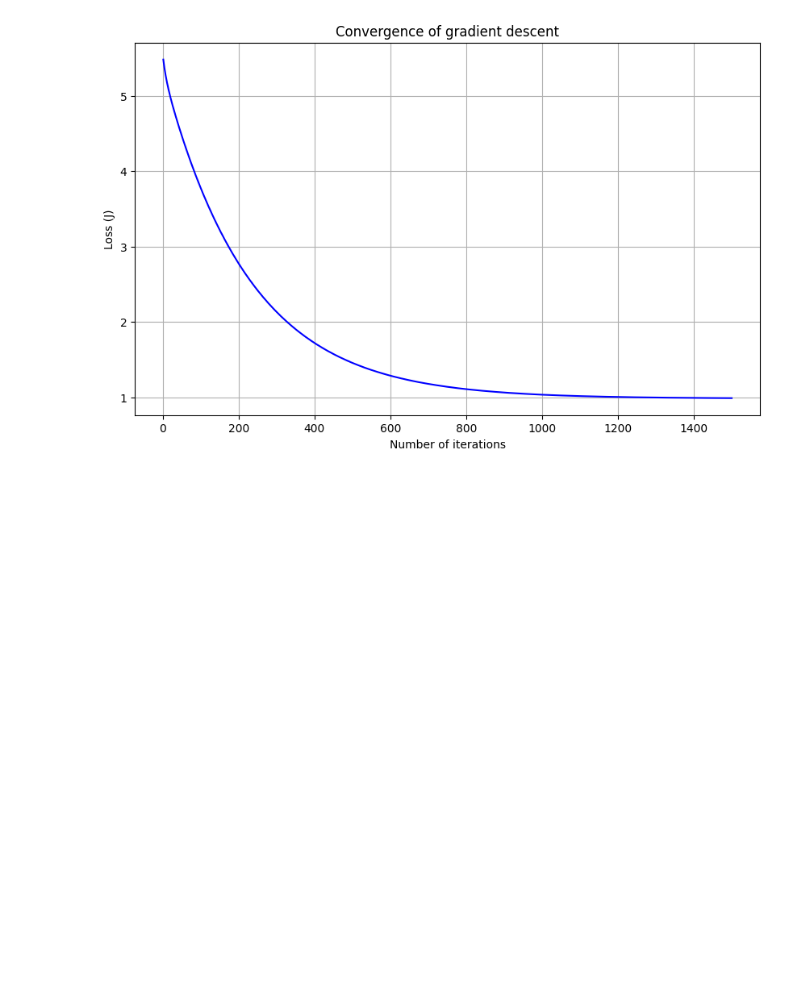
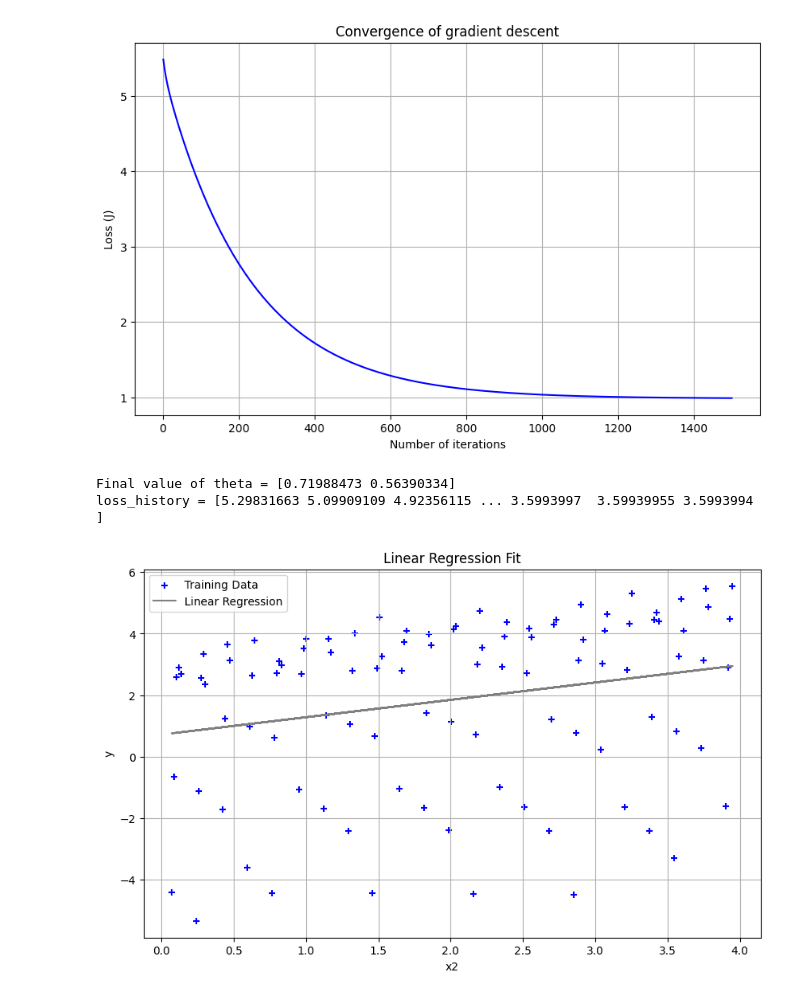
Before and after one commit to swetzel1/introduction_to_ml, a Jupyter notebook: hw1_problem1.ipynb, the cells around one changed output. Drawn from its saved outputs; the diff is of its cells as text; code cells hidden in the pictures; blank space fills up the shorter version.

```diff
--- a/hw1_problem1.ipynb
+++ b/hw1_problem1.ipynb
@@ -183,3 +183,44 @@ plt.title('Convergence of gradient descent')
 plt.show()
 # %% [output]
 [figure]
+# %%
+#setup X matrix for input variable x2
+
+X_1 = x2.reshape(m, 1) #input variable x2
+
+X = np.hstack((X_0, X_1)) #input vector
+# %%
+#run gradient decent
+
+theta = [0., 0.] #initialize
+iterations = 1500
+alpha = 0.01
+
+theta, loss_history = gradient_descent(X, y, theta, alpha, iterations)
+print('Final value of theta =', theta)
+print('loss_history =', loss_history)
+# %% [output]
+Final value of theta = [0.71988473 0.56390334]
+loss_history = [5.29831663 5.09909109 4.92356115 ... 3.5993997  3.59939955 3.5993994 ]
+# %%
+# Assuming that X, y, and theta are already defined
+# Also assuming that X has two columns: a feature column and a column of ones
+
+# Scatter plot for the training data
+plt.scatter(X[:, 1], y, color='blue', marker='+', label='Training Data')
+
+# Line plot for the linear regression model
+plt.plot(X[:, 1], X.dot(theta), color='gray', label='Linear Regression')
+
+# Plot customizations
+plt.rcParams["figure.figsize"] = (10, 6)
+plt.grid(True)
+plt.xlabel('x2')
+plt.ylabel('y')
+plt.title('Linear Regression Fit')
+plt.legend()
+
+# Show the plot
+plt.show()
+# %% [output]
+[figure, added]
```
Also changed, not shown: parts of 10 cells of this notebook.
